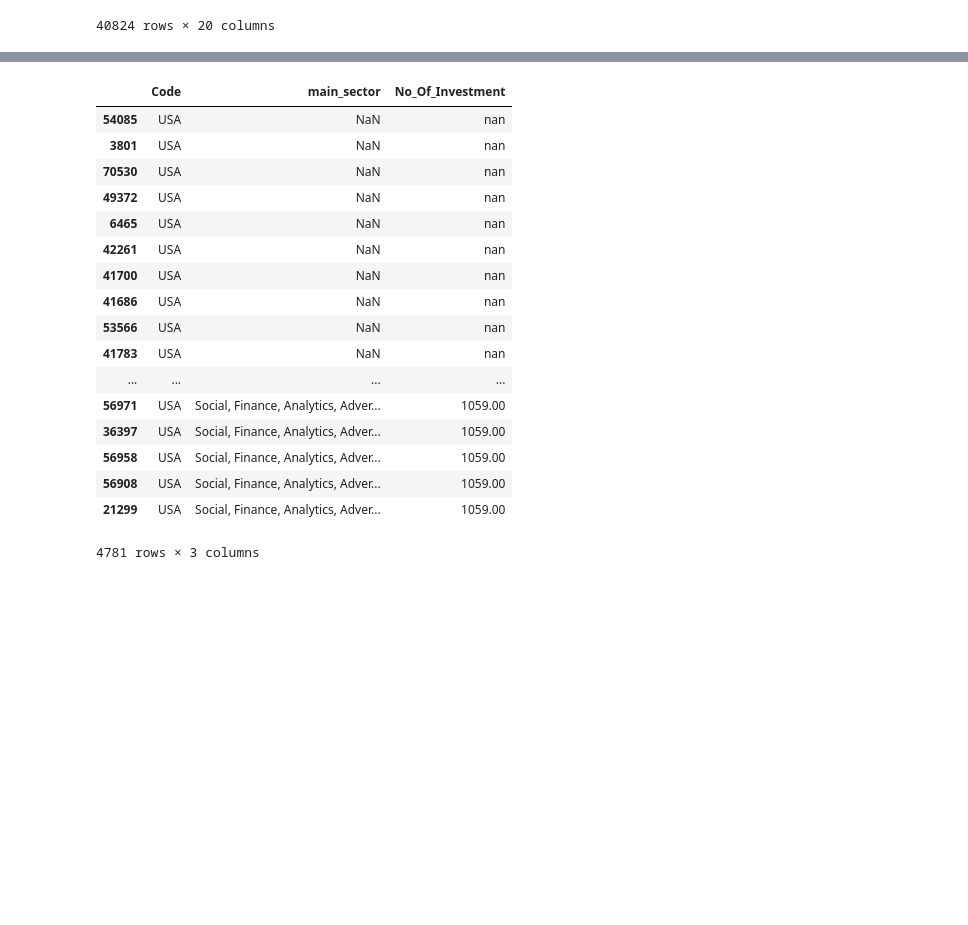
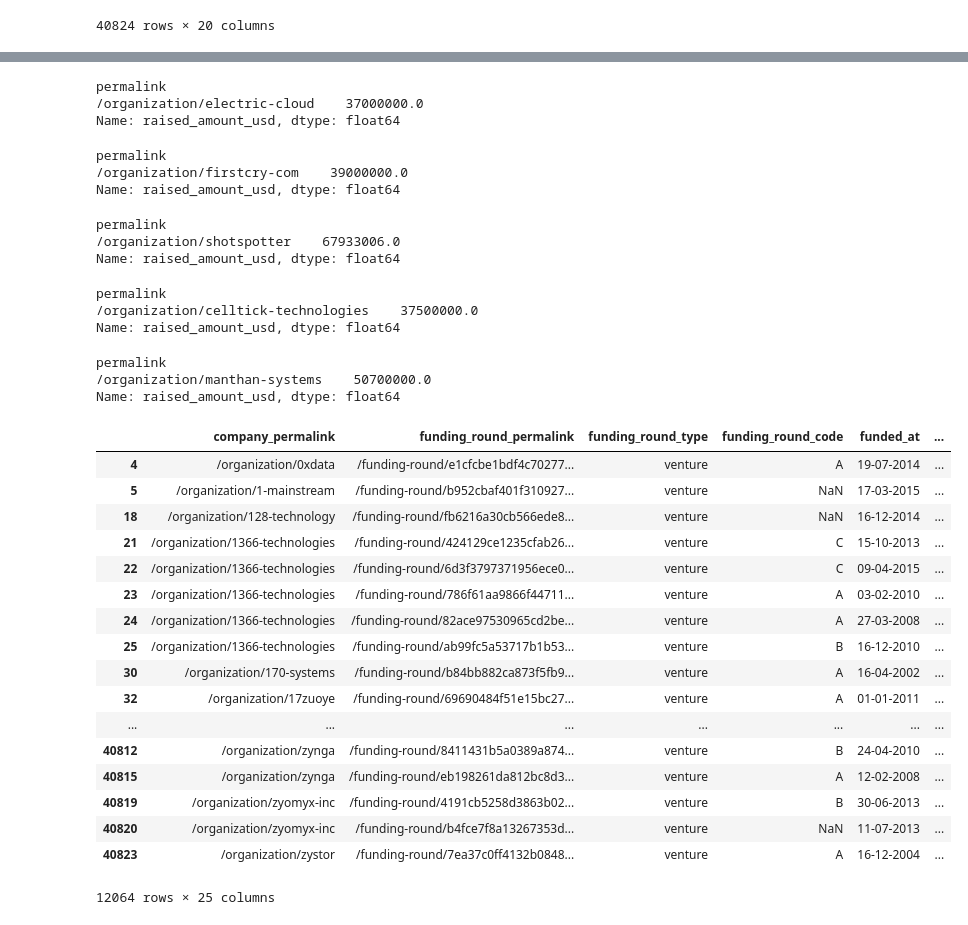
Before and after one commit to annamalaig/DSGroupProject, a Jupyter notebook: SparkFunds_CS.ipynb, the cells around one changed output, grey strips where cells are left out. Cells and saved outputs as stored; diff of their text form; code cells hidden in the pictures; blank space fills up the shorter version.

```diff
--- a/SparkFunds_CS.ipynb
+++ b/SparkFunds_CS.ipynb
@@ -936,25 +903,61 @@ Name: Code, Length: 1162, dtype: int64
+# %%
+#For point 3 (top sector count-wise), which company received the highest investment in D2?
+D2.loc[D2['main_sector']=='Others'].groupby('permalink').raised_amount_usd.sum().sort_values(ascending = False).head(1)
+# %% [output]
+permalink
+/organization/electric-cloud    37000000.0
+Name: raised_amount_usd, dtype: float64
+# %%
+#For point 3 (top sector count-wise), which company received the highest investment in D3?
+D3.loc[D3['main_sector']=='Others'].groupby('permalink').raised_amount_usd.sum().sort_values(ascending = False).head(1)
+# %% [output]
+permalink
+/organization/firstcry-com    39000000.0
+Name: raised_amount_usd, dtype: float64
+# %%
+#For point 4 (second top sector count-wise), which company received the highest investment in D1?
+D1.loc[D1['main_sector']=='Social, Finance, Analytics, Advertising'].groupby('permalink').raised_amount_usd.sum().sort_values(ascending = False).head(1)
+# %% [output]
+permalink
+/organization/shotspotter    67933006.0
+Name: raised_amount_usd, dtype: float64
+# %%
+#For point 4 (second top sector count-wise), which company received the highest investment in D2?
+D2.loc[D2['main_sector']=='Social, Finance, Analytics, Advertising'].groupby('permalink').raised_amount_usd.sum().sort_values(ascending = False).head(1)
+# %% [output]
+permalink
+/organization/celltick-technologies    37500000.0
+Name: raised_amount_usd, dtype: float64
+# %%
+#For point 4 (second top sector count-wise), which company received the highest investment in D3?
+D3.loc[D3['main_sector']=='Social, Finance, Analytics, Advertising'].groupby('permalink').raised_amount_usd.sum().sort_values(ascending = False).head(1)
+# %% [output]
+permalink
+/organization/manthan-systems    50700000.0
+Name: raised_amount_usd, dtype: float64
 # %%
 #Total Amount Invested for each main sector for Top English speaking country
 D1.loc[:,'Amount_Invested']=D1.groupby('main_sector')["raised_amount_usd"].transform('sum').apply(lambda x: '%.2f' % x)
+D1
 # %% [output]
-|  | Code | main_sector | No_Of_Investment |
-| 54085 | USA | NaN | nan |
-| 3801 | USA | NaN | nan |
-| 70530 | USA | NaN | nan |
-| 49372 | USA | NaN | nan |
-| 6465 | USA | NaN | nan |
-| 42261 | USA | NaN | nan |
-| 41700 | USA | NaN | nan |
-| 41686 | USA | NaN | nan |
-| 53566 | USA | NaN | nan |
-| 41783 | USA | NaN | nan |
-| ... | ... | ... | ... |
-| 56971 | USA | Social, Finance, Analytics, Adver... | 1059.00 |
-| 36397 | USA | Social, Finance, Analytics, Adver... | 1059.00 |
-| 56958 | USA | Social, Finance, Analytics, Adver... | 1059.00 |
-| 56908 | USA | Social, Finance, Analytics, Adver... | 1059.00 |
-| 21299 | USA | Social, Finance, Analytics, Adver... | 1059.00 |
+|  | company_permalink | funding_round_permalink | funding_round_type | funding_round_code | funded_at | ... |
+| 4 | /organization/0xdata | /funding-round/e1cfcbe1bdf4c70277... | venture | A | 19-07-2014 | ... |
+| 5 | /organization/1-mainstream | /funding-round/b952cbaf401f310927... | venture | NaN | 17-03-2015 | ... |
+| 18 | /organization/128-technology | /funding-round/fb6216a30cb566ede8... | venture | NaN | 16-12-2014 | ... |
+| 21 | /organization/1366-technologies | /funding-round/424129ce1235cfab26... | venture | C | 15-10-2013 | ... |
+| 22 | /organization/1366-technologies | /funding-round/6d3f3797371956ece0... | venture | C | 09-04-2015 | ... |
+| 23 | /organization/1366-technologies | /funding-round/786f61aa9866f44711... | venture | A | 03-02-2010 | ... |
+| 24 | /organization/1366-technologies | /funding-round/82ace97530965cd2be... | venture | A | 27-03-2008 | ... |
+| 25 | /organization/1366-technologies | /funding-round/ab99fc5a53717b1b53... | venture | B | 16-12-2010 | ... |
+| 30 | /organization/170-systems | /funding-round/b84bb882ca873f5fb9... | venture | A | 16-04-2002 | ... |
+| 32 | /organization/17zuoye | /funding-round/69690484f51e15bc27... | venture | A | 01-01-2011 | ... |
+| ... | ... | ... | ... | ... | ... | ... |
+| 40812 | /organization/zynga | /funding-round/8411431b5a0389a874... | venture | B | 24-04-2010 | ... |
+| 40815 | /organization/zynga | /funding-round/eb198261da812bc8d3... | venture | A | 12-02-2008 | ... |
+| 40819 | /organization/zyomyx-inc | /funding-round/4191cb5258d3863b02... | venture | B | 30-06-2013 | ... |
+| 40820 | /organization/zyomyx-inc | /funding-round/b4fce7f8a13267353d... | venture | NaN | 11-07-2013 | ... |
+| 40823 | /organization/zystor | /funding-round/7ea37c0ff4132b0848... | venture | A | 16-12-2004 | ... |
-4781 rows × 3 columns
+12064 rows × 25 columns
 # %%
 #Total number of Investments for each main sector for second English speaking country
 D2.loc[:,'No_Of_Investment']=D2.groupby('main_sector')["raised_amount_usd"].transform('count').apply(lambda x: '%.2f' % x)
```
Also changed, not shown: parts of 27 cells of this notebook, 1 other file.
